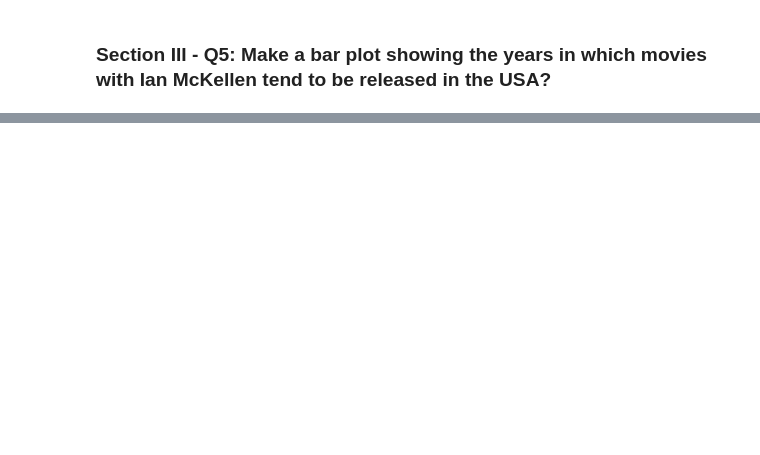
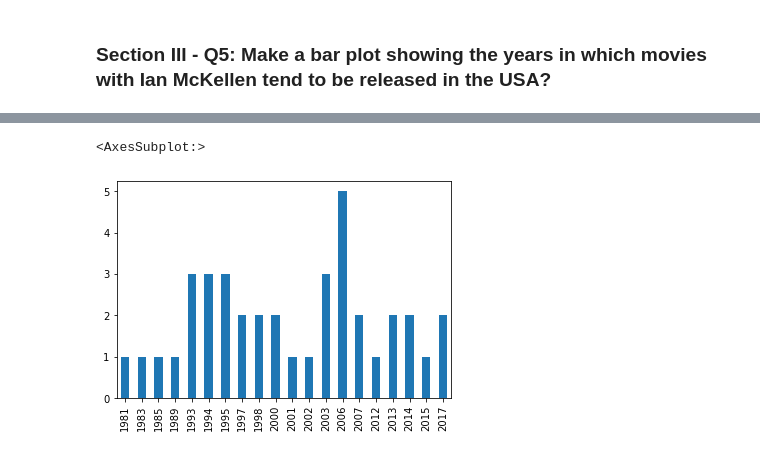
Before and after one commit to lpillsbury/ML2022, a Jupyter notebook: minprojs/mec-5.3.10-data-wranging-with-pandas-mini-project/Mini_Project_Data_Wrangling_Pandas.ipynb, the cells around one changed output, grey strips where cells are left out. Cells and saved outputs as stored; diff of their text form; code cells hidden in the pictures; blank space fills up the shorter version.

```diff
--- a/minprojs/mec-5.3.10-data-wranging-with-pandas-mini-project/Mini_Project_Data_Wrangling_Pandas.ipynb
+++ b/minprojs/mec-5.3.10-data-wranging-with-pandas-mini-project/Mini_Project_Data_Wrangling_Pandas.ipynb
@@ -681,2 +800,6 @@ christmas.date.dt.month.value_counts().sort_index().plot(kind='bar')
 # %% [markdown]
 ### Section III - Q5: Make a bar plot showing the years in which movies with Ian McKellen tend to be released in the USA?
+# %%
+IMK = cast[cast['name'] == 'Ian McKellen']
+IMK_rel_USA = release_dates[release_dates['country']== 'USA'].merge(IMK, on = ['title', 'year'])
+IMK_rel_USA.sort_values(by = 'year')
@@ -682,0 +824,6 @@ christmas.date.dt.month.value_counts().sort_index().plot(kind='bar')
+# %%
+
+IMK_rel_USA['year'].value_counts().sort_index().plot.bar()
+# %% [output]
+<AxesSubplot:>
+[figure, added]
```
Also changed, not shown: parts of 15 cells of this notebook.
